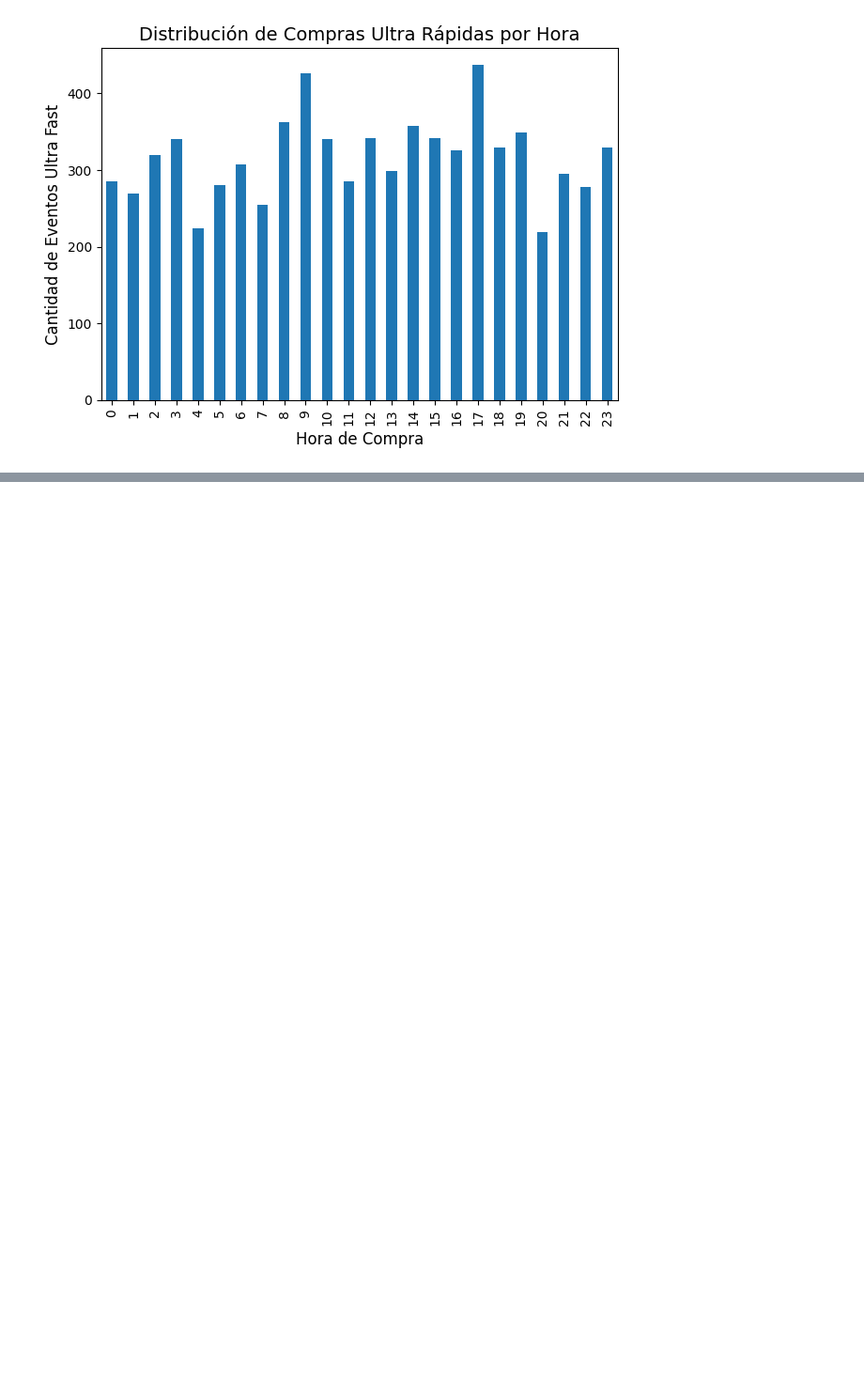
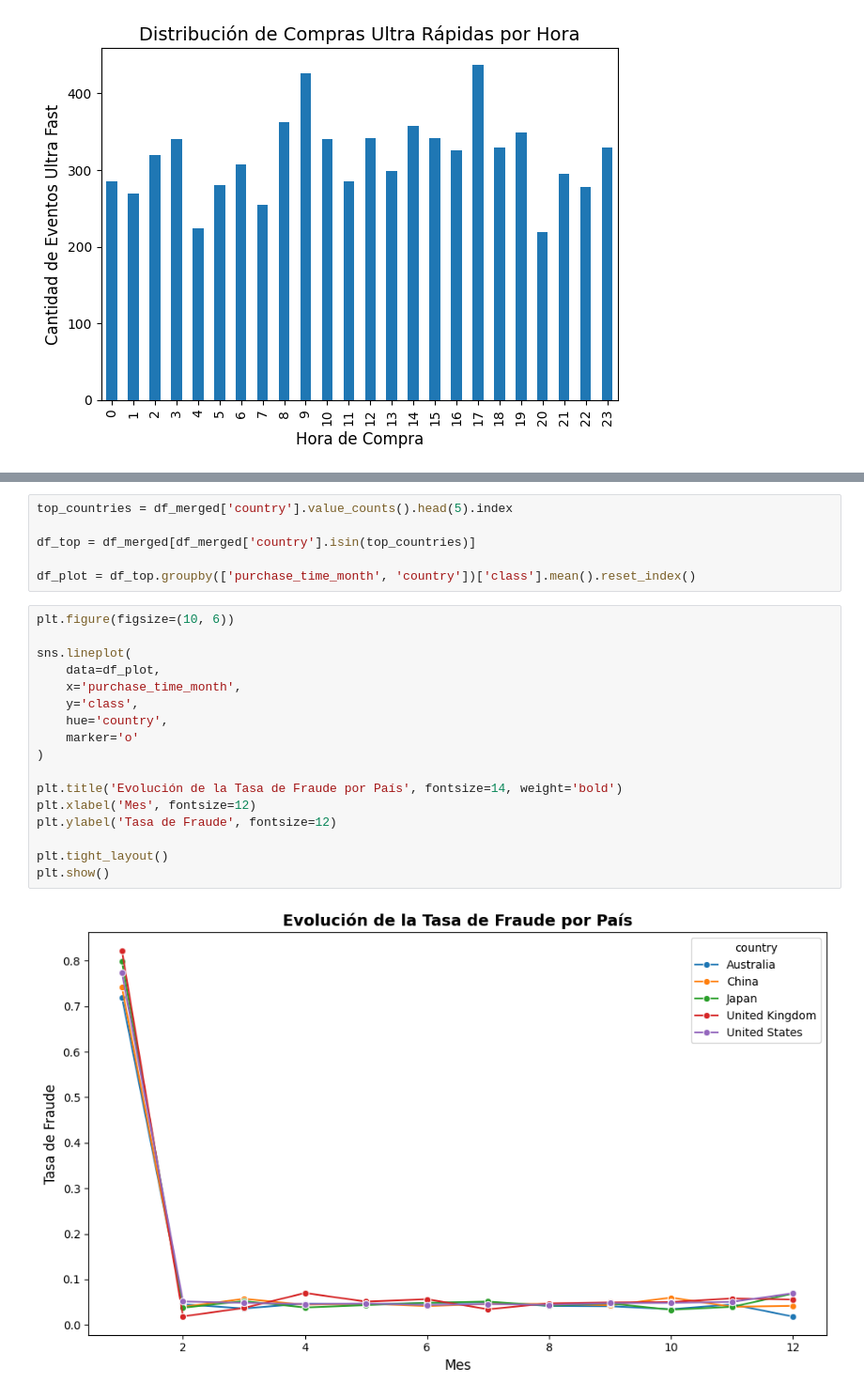
Before and after one commit to LLAES07/fraude_deteccion, a Jupyter notebook: notebook/main.ipynb, the cells around one changed output, grey strips where cells are left out. Shown at 94% size. Saved outputs shown, nothing was run; the diff lists cells and outputs as text; blank space fills up the shorter version.

```diff
--- a/notebook/main.ipynb
+++ b/notebook/main.ipynb
@@ -1499,0 +1589,25 @@ plt.show()
+# %%
+top_countries = df_merged['country'].value_counts().head(5).index
+
+df_top = df_merged[df_merged['country'].isin(top_countries)]
+
+df_plot = df_top.groupby(['purchase_time_month', 'country'])['class'].mean().reset_index()
+# %%
+plt.figure(figsize=(10, 6))
+
+sns.lineplot(
+    data=df_plot,
+    x='purchase_time_month',
+    y='class',
+    hue='country',
+    marker='o'
+)
+
+plt.title('Evolución de la Tasa de Fraude por País', fontsize=14, weight='bold')
+plt.xlabel('Mes', fontsize=12)
+plt.ylabel('Tasa de Fraude', fontsize=12)
+
+plt.tight_layout()
+plt.show()
+# %% [output]
+[figure, added]
```
Also changed, not shown: parts of 6 cells of this notebook.
